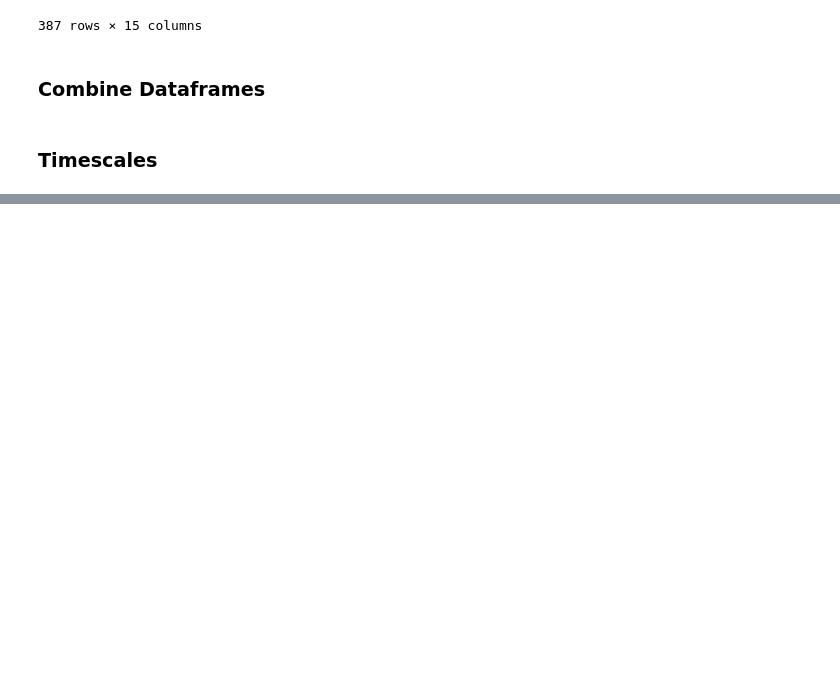
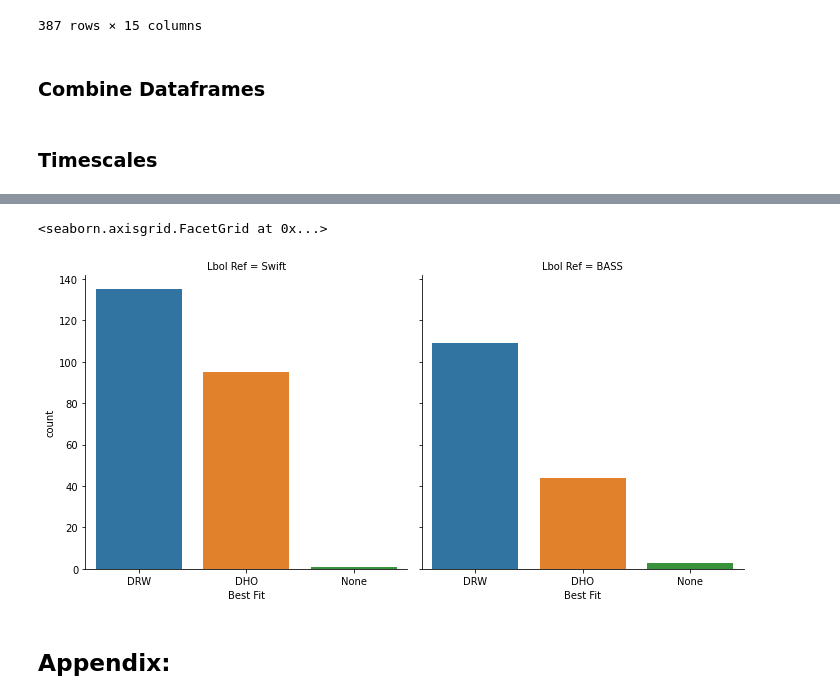
Before and after one commit to TrickyArmyMan/astro-research, a Jupyter notebook: JupyterLab/astr-499_spring.ipynb, the cells around one changed output, grey strips where cells are left out. Saved outputs shown, nothing was run; the diff lists cells and outputs as text; code cells hidden in the pictures; blank space fills up the shorter version.

```diff
--- a/JupyterLab/astr-499_spring.ipynb
+++ b/JupyterLab/astr-499_spring.ipynb
@@ -416,0 +547,9 @@ def dho_timescales(params):
+# %%
+# Draw a nested barplot by species and sex
+sns.catplot(data=agn_dataframe,
+            x='Best Fit', col='Lbol Ref', kind='count')
+# %% [output]
+<seaborn.axisgrid.FacetGrid at 0x...>
+[figure, added]
+# %% [markdown]
+## Appendix:
```
Also changed, not shown: parts of 15 cells of this notebook, 3 other files.
